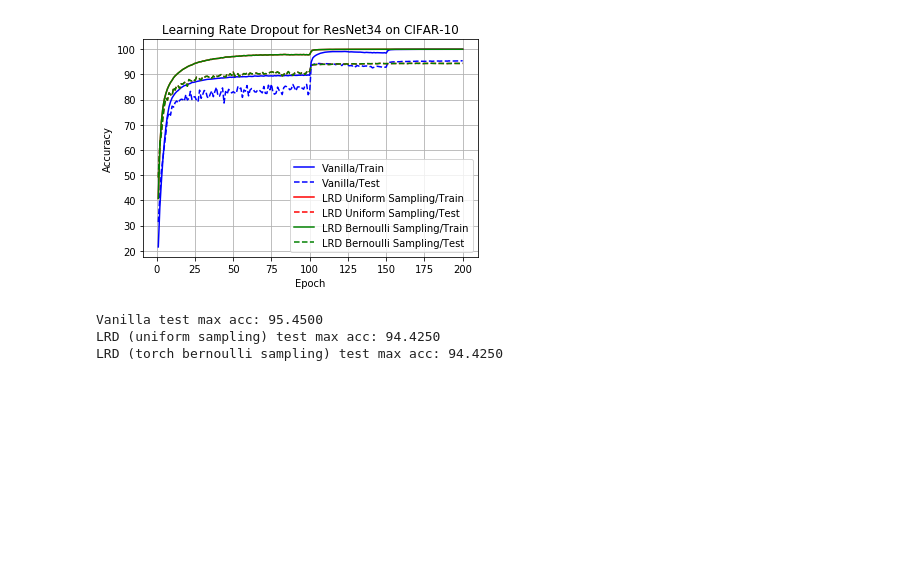
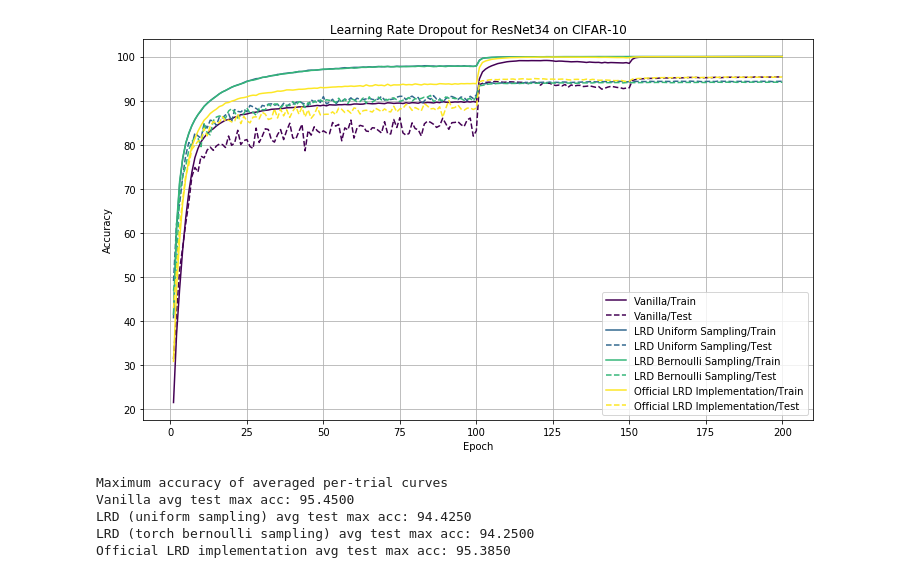
Before and after one commit to noahgolmant/pytorch-lr-dropout, a Jupyter notebook: Plotting.ipynb, the cells around one changed output. Saved outputs shown, nothing was run; the diff lists cells and outputs as text; code cells hidden in the pictures; blank space fills up the shorter version.

Commit message:
add results over new method and their code

```diff
--- a/Plotting.ipynb
+++ b/Plotting.ipynb
@@ -7,7 +7,9 @@ import pandas as pd
 # Vanilla = SGD with momentum.
 # LRD = learning rate dropout using original masking code (use uniform cdf)
 # Bernoulli = use torch bernoulli code from the official paper implementation
-# Official = using official optimizer class
+# Official = using official optimizer class outright (instead of just changing mask code)
+
+# These results use four random seeds for each configuration.
 
 proj = track.Project("./remote_logs/logs", None)  # None = remote url
 vanilla_ids = proj.ids[proj.ids['lr_dropout_rate'] == 1.0]['trial_id']
@@ -24,7 +26,7 @@ bernoulli = bernoulli_proj.results(bernoulli_ids)
 # Using optimizer from paper code
 official_proj = track.Project("./remote_official_logs/official_logs/official_tests", None)
 official_ids = official_proj.ids['trial_id']
-official = official_proj.results(official_ds)
+official = official_proj.results(official_ids)
 # %%
 ### Average accuracy over all seeds
 def seed_avg(df, col, ids):
@@ -36,47 +38,60 @@ vanilla_train_accs = seed_avg(vanilla, 'train_acc', vanilla_ids)
 lrd_test_accs = seed_avg(lrd, 'test_acc', lrd_ids)
 lrd_train_accs = seed_avg(lrd, 'train_acc', lrd_ids)
 
-bernoulli_test_accs = seed_avg(lrd, 'test_acc', bernoulli_ids)
-bernoulli_train_accs = seed_avg(lrd, 'train_acc', bernoulli_ids)
+bernoulli_test_accs = seed_avg(bernoulli, 'test_acc', bernoulli_ids)
+bernoulli_train_accs = seed_avg(bernoulli, 'train_acc', bernoulli_ids)
 
-official_test_accs = seed_avg(lrd, 'test_acc', official_ids)
-official_train_accs = seed_avg(lrd, 'train_acc', official_ids)
+official_test_accs = seed_avg(official, 'test_acc', official_ids)
+official_train_accs = seed_avg(official, 'train_acc', official_ids)
 # %%
 ### Plotting
 x = list(range(1, 201))
 
 markersize = 12
 
+plt.figure(figsize=(12, 7))
+
+n_dfs = 4
+color = iter(plt.cm.viridis(np.linspace(0, 1, n_dfs)))
+
 ## vanilla
-plt.plot(x, vanilla_train_accs, label='Vanilla/Train', color='b', markersize=markersize)
-plt.plot(x, vanilla_test_accs, label='Vanilla/Test', color='b', linestyle='dashed', markersize=markersize)
-## learning rate dropout
-plt.plot(x, lrd_train_accs, label='LRD Uniform Sampling/Train', color='r', markersize=markersize)
-plt.plot(x, lrd_test_accs, label='LRD Uniform Sampling/Test', color='r', linestyle='dashed', markersize=markersize)
-# paper sampling code
-plt.plot(x, bernoulli_train_accs, label='LRD Bernoulli Sampling/Train', color='g', markersize=markersize)
-plt.plot(x, bernoulli_test_accs, label='LRD Bernoulli Sampling/Test', color='g', linestyle='dashed', markersize=markersize)
+c = next(color)
+plt.plot(x, vanilla_train_accs, label='Vanilla/Train', color=c, markersize=markersize)
+plt.plot(x, vanilla_test_accs, label='Vanilla/Test', color=c, linestyle='dashed', markersize=markersize)
+## learning rate dropout (uniform CDF code)
+c = next(color)
+plt.plot(x, lrd_train_accs, label='LRD Uniform Sampling/Train', color=c, markersize=markersize)
+plt.plot(x, lrd_test_accs, label='LRD Uniform Sampling/Test', color=c, linestyle='dashed', markersize=markersize)
+# bernoulli sampling code
+c = next(color)
+plt.plot(x, bernoulli_train_accs, label='LRD Bernoulli Sampling/Train', color=c, markersize=markersize)
+plt.plot(x, bernoulli_test_accs, label='LRD Bernoulli Sampling/Test', color=c, linestyle='dashed', markersize=markersize)
 
 # using the optimizer from the official repo
-plt.plot(x, official_train_accs, label='Official LRD Implementation/Train', color='g', markersize=markersize)
-plt.plot(x, official_test_accs, label='Official LRD Implementation/Test', color='g', linestyle='dashed', markersize=markersize)
+c = next(color)
+plt.plot(x, official_train_accs, label='Official LRD Implementation/Train', color=c, markersize=markersize)
+plt.plot(x, official_test_accs, label='Official LRD Implementation/Test', color=c, linestyle='dashed', markersize=markersize)
 
 # plt
 plt.title('Learning Rate Dropout for ResNet34 on CIFAR-10')
 plt.xlabel('Epoch')
 plt.ylabel('Accuracy')
 plt.legend()
 plt.grid()
 
 plt.show()
 # %% [output]
-[figure, old version]
+[figure, new version]
 # %%
-print("Vanilla test max acc: %.4f" % vanilla_test_accs.max())
-print("LRD (uniform sampling) test max acc: %.4f" % lrd_test_accs.max())
-print("LRD (torch bernoulli sampling) test max acc: %.4f" % bernoulli_test_accs.max())
-print("Official LRD implementation test max acc: %.4f" % official_test_accs.max())
+# Max of averages
+print("Maximum accuracy of averaged per-trial curves")
+print("Vanilla avg test max acc: %.4f" % vanilla_test_accs.max())
+print("LRD (uniform sampling) avg test max acc: %.4f" % lrd_test_accs.max())
+print("LRD (torch bernoulli sampling) avg test max acc: %.4f" % bernoulli_test_accs.max())
+print("Official LRD implementation avg test max acc: %.4f" % official_test_accs.max())
 # %% [output]
-Vanilla test max acc: 95.4500
-LRD (uniform sampling) test max acc: 94.4250
-LRD (torch bernoulli sampling) test max acc: 94.4250
+Maximum accuracy of averaged per-trial curves
+Vanilla avg test max acc: 95.4500
+LRD (uniform sampling) avg test max acc: 94.4250
+LRD (torch bernoulli sampling) avg test max acc: 94.2500
+Official LRD implementation avg test max acc: 95.3850
```
Also changed, not shown: parts of 1 cell of this notebook, 3 other files.
